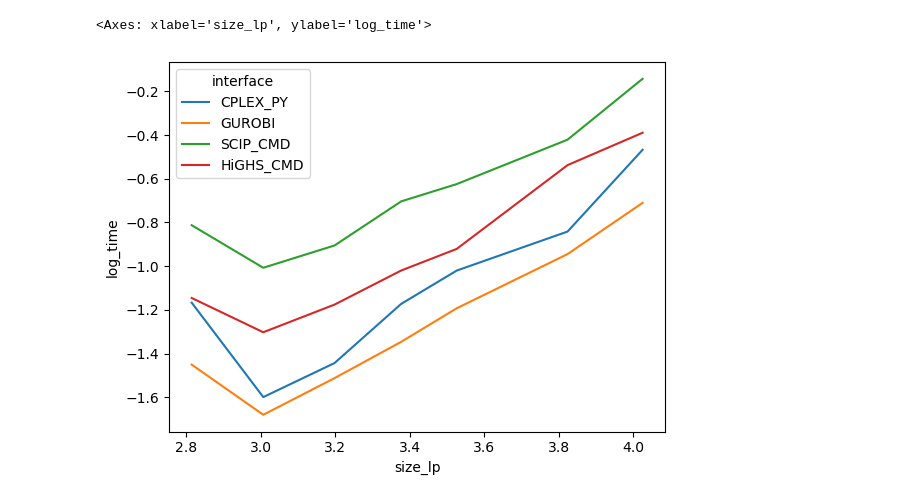
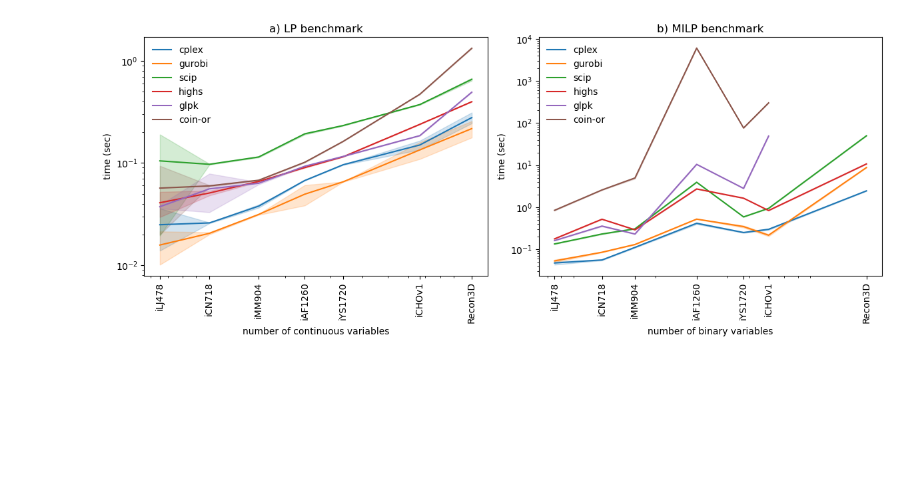
Before and after one commit to cdanielmachado/solver_benchmark, a Jupyter notebook: notebooks/analyse.ipynb, the cells around one changed output. Cells and saved outputs as stored; diff of their text form; code cells hidden in the pictures; blank space fills up the shorter version.

```diff
--- a/notebooks/analyse.ipynb
+++ b/notebooks/analyse.ipynb
@@ -8,11 +9,51 @@ df = pd.read_csv('../results.tsv', sep='\t', na_values='None')#, names=['interfa
 # %%
 models = {x: load_cbmodel(f'../models/{x}.xml.gz', flavor='bigg') for x in set(df['model'])}
+# %%
+lp_sizes = {x: len(models[x].reactions) for x in models}
+milp_sizes = {x: len(models[x].get_exchange_reactions()) for x in models}
+# %%
+solver_name = {
+    'CPLEX_PY': 'cplex',
+    'GUROBI': 'gurobi',
+    'SCIP_CMD': 'scip',
+    'HiGHS_CMD': 'highs',
+    'GLPK_CMD': 'glpk',
+    'COIN_CMD': 'coin-or',
+
+}
 # %%
-df['size_lp'] = df['model'].apply(lambda x: np.log10(len(models[x].reactions)))
-df['size_milp'] = df['model'].apply(lambda x: np.log10(len(models[x].get_exchange_reactions())))
-df['log_time'] = np.log10(df['time'])
+df['size_lp'] = df['model'].apply(lambda x: lp_sizes[x])
+df['size_milp'] = df['model'].apply(lambda x: milp_sizes[x])
+df['solver'] = df['interface'].apply(lambda x: solver_name[x])
 # %%
-sns.lineplot(data=df.dropna().query('test == "LP"'), x="size_lp", y="log_time", hue="interface")
+f, axs = plt.subplots(1, 2, figsize=(12, 5))
+
+sns.lineplot(data=df.dropna().query('test == "LP"'), x="size_lp", y="time", hue="solver", errorbar='sd', ax=axs[0])
+sns.lineplot(data=df.dropna().query('test == "MILP"'), x="size_milp", y="time", hue="solver", errorbar='sd', ax=axs[1])
+
+axs[0].set_xscale('log')
+axs[0].set_yscale('log')
+axs[1].set_xscale('log')
+axs[1].set_yscale('log')
+
+axs[0].set_xticks(list(lp_sizes.values()))
+axs[0].set_xticklabels(list(lp_sizes.keys()), rotation=90)
+axs[0].set_xlabel('number of continuous variables')
+axs[0].set_ylabel('time (sec)')
+axs[0].legend(loc=2, frameon=False)
+axs[0].set_title('a) LP benchmark')
+
+
+
+axs[1].set_xticks(list(milp_sizes.values()))
+axs[1].set_xticklabels(list(milp_sizes.keys()), rotation=90)
+axs[1].set_xlabel('number of binary variables')
+axs[1].set_ylabel('time (sec)')
+axs[1].legend(loc=2, frameon=False)
+axs[1].set_title('b) MILP benchmark')
+
+
+f.tight_layout()
+f.savefig('results.png', dpi=300)
 # %% [output]
-<Axes: xlabel='size_lp', ylabel='log_time'>
-[figure, old version]
+[figure, new version]
```
Also changed, not shown: parts of 8 cells of this notebook, 8 other files.
